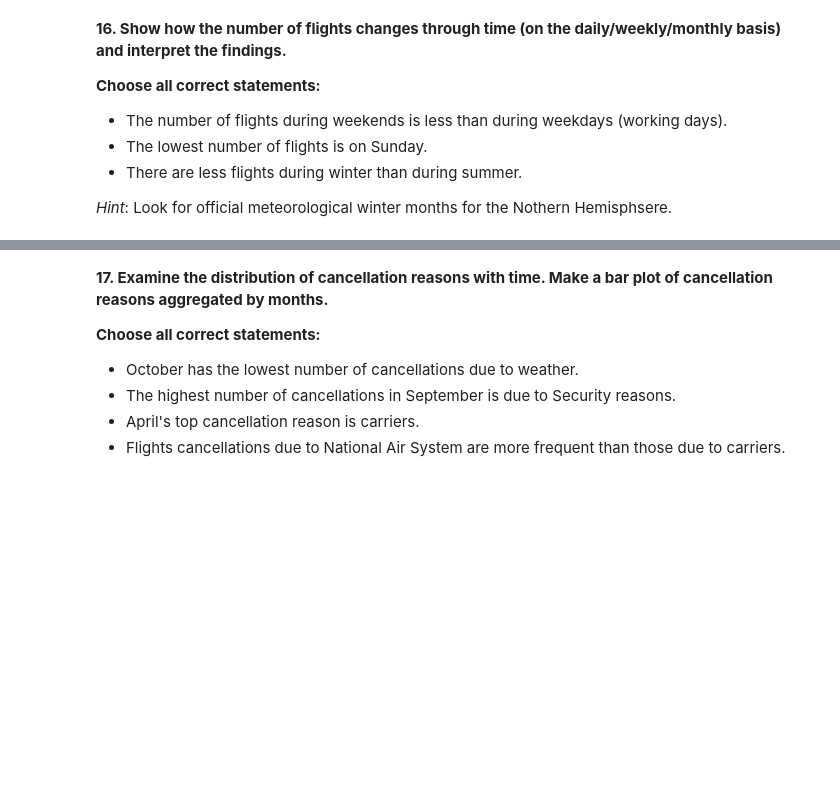
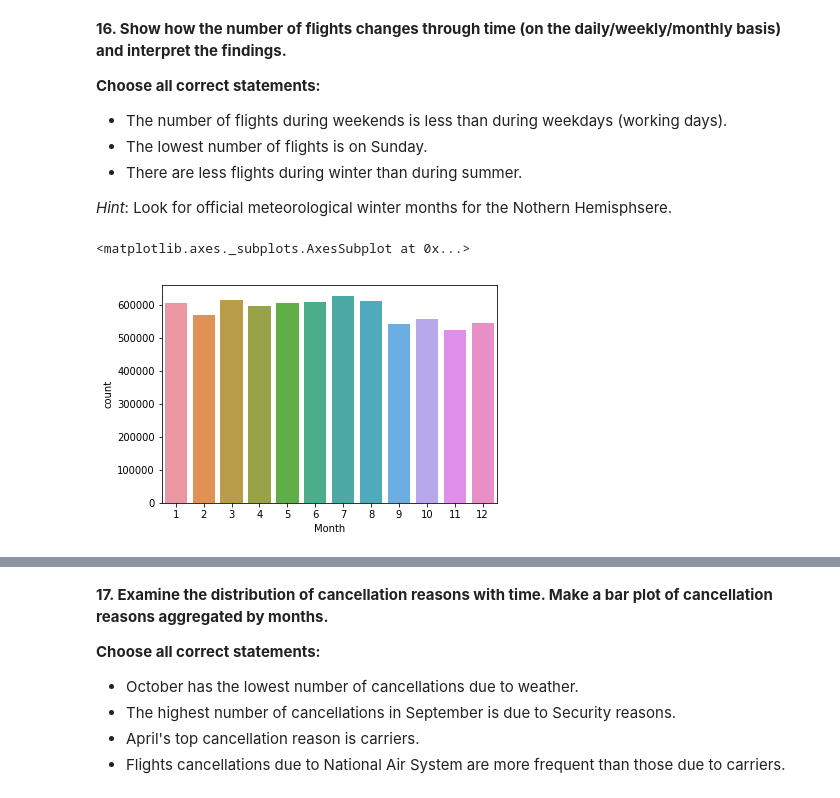
Before and after one commit to vladisOV/notebooks, a Jupyter notebook: assignment1_USA_flights_EDA_mlcourse.ipynb, the cells around one changed output, grey strips where cells are left out. Drawn from its saved outputs; the diff is of its cells as text; code cells hidden in the pictures; blank space fills up the shorter version.

```diff
--- a/assignment1_USA_flights_EDA.ipynb
+++ b/assignment1_USA_flights_EDA_mlcourse.ipynb
@@ -610,3 +668,7 @@ AttributeError: Cannot access callable attribute 'loc' of 'DataFrameGroupBy' obj
 _Hint_: Look for official meteorological winter months for the Nothern Hemisphsere.
 # %%
 # You code here
+sns.countplot(x="Month", data=flights_df)
+# %% [output]
+<matplotlib.axes._subplots.AxesSubplot at 0x...>
+[figure, added]
```
Also changed, not shown: parts of 16 cells of this notebook.
